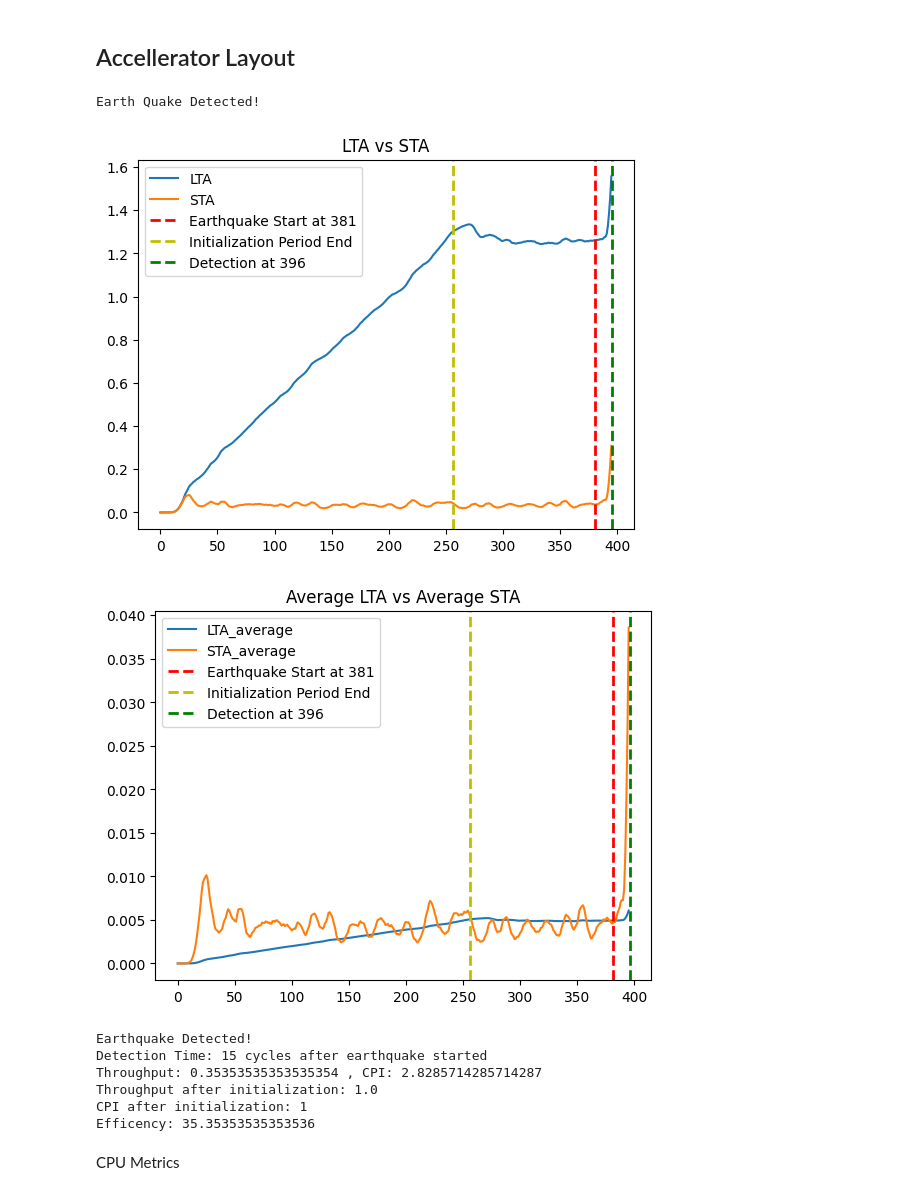
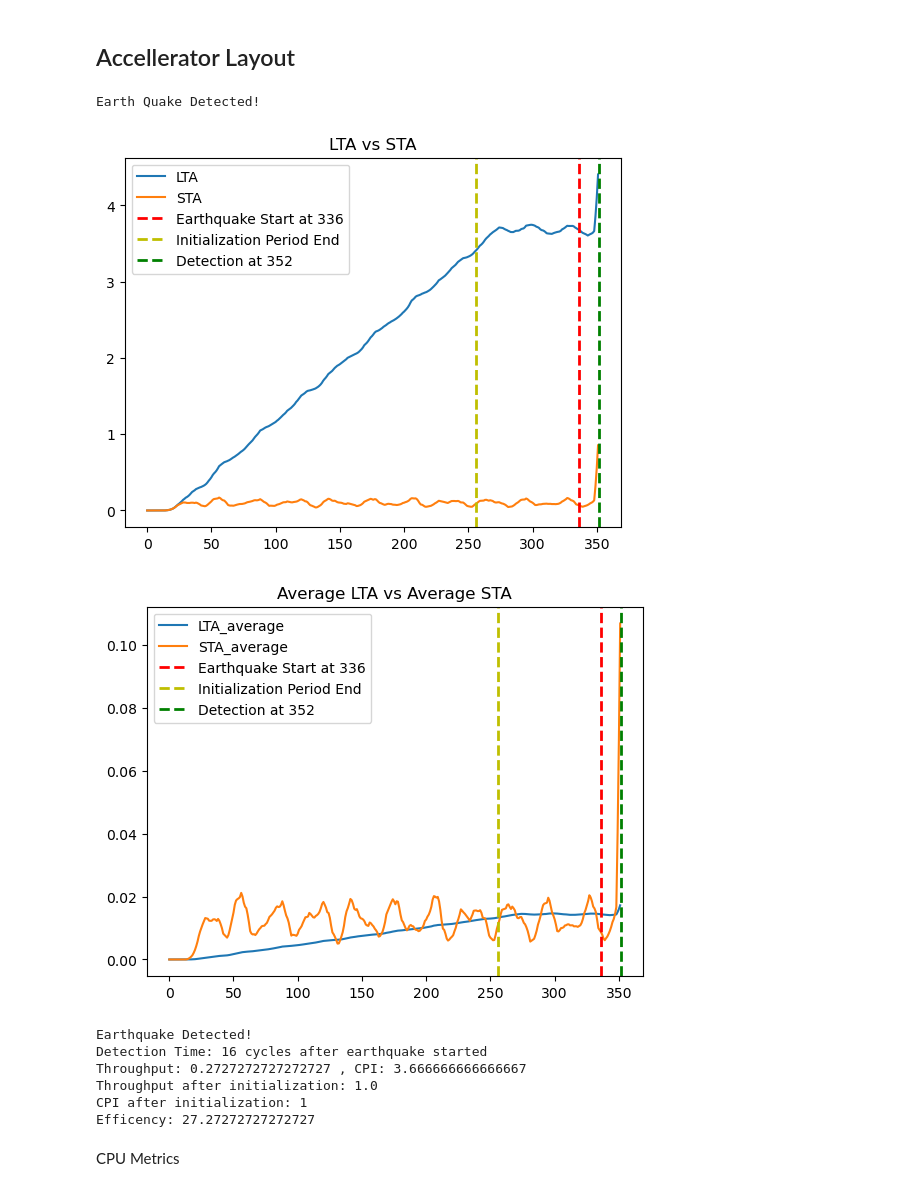
Before and after one commit to Sabayara82/Real-time-Seismic-Signal-Processing, a Jupyter notebook: python/pipeline.ipynb, the cells around one changed output. Saved outputs shown, nothing was run; the diff lists cells and outputs as text; code cells hidden in the pictures.

```diff
--- a/python/pipeline.ipynb
+++ b/python/pipeline.ipynb
@@ -101,6 +101,7 @@ def gen_BPF(f_upper,f_lower,fs,N):
   h = np.fft.ifft(H).real
   h = np.roll(h,N//2)
   h = h.astype(np.float32)
+  print(h)
   return h
 
 
@@ -124,7 +125,7 @@ filtered_en_buff = energy_buffer(NL)
 acc_pipeline = np.zeros((num_acc_stages,NL),dtype=np.float32)
 
 #Generate BPF weights
-w1 = gen_BPF(f_upper,f_lower,fs,N)
+w1 = np.array([-0.0022,-0.0032,-0.0061,-0.0105,-0.0159,0.0212,-0.0259,-0.290,0.09721,-0.0290,-0.0259,-0.0212,-0.0159,-0.0105,-0.0061,-0.0032])
 w1 = w1[::-1]
 
 #Smoothing filter that responds fast to sudden changes, but smooths out smaller ones
@@ -225,41 +226,41 @@ plt.plot(LTA_vals,label='LTA')
 plt.plot(STA_vals,label='STA')
 plt.axvline(x=eq_start, color='r', linestyle='--', linewidth=2,label=f'Earthquake Start at {eq_start}')
 plt.axvline(x=NL, color='y', linestyle='--', linewidth=2,label='Initialization Period End')
 plt.axvline(x=step, color='g', linestyle='--', linewidth=2,label=f'Detection at {step}')
 plt.legend()
 plt.show()
 
 plt.title("Average LTA vs Average STA")
 plt.plot(LTA_ave_vals,label='LTA_average')
 plt.plot(STA_ave_vals,label='STA_average')
 plt.axvline(x=eq_start, color='r', linestyle='--', linewidth=2,label=f'Earthquake Start at {eq_start}')
 plt.axvline(x=NL, color='y', linestyle='--', linewidth=2,label='Initialization Period End')
 plt.axvline(x=step, color='g', linestyle='--', linewidth=2,label=f'Detection at {step}')
 plt.legend()
 plt.show()
 
 if (detecion == 1):
   print("Earthquake Detected!")
   print(f'Detection Time: {step-eq_start} cycles after earthquake started')
 
 throughput = (step - stalled) / step #Essentially, useful cycles over total cycles
 CPI = 1/throughput
 useful_cycles = step - stalled
 efficency = (useful_cycles/step)*100
 print(f'Throughput: {throughput} , CPI: {CPI}')
 print(f'Throughput after initialization: {(step-stalled)/(step-stalled)}')
 print(f'CPI after initialization: 1')
 print(f'Efficency: {efficency}')
 # %% [output]
 Earth Quake Detected!
-[figure, old version]
+[figure, new version]
-[figure, old version]
+[figure, new version]
 Earthquake Detected!
-Detection Time: 15 cycles after earthquake started
-Throughput: 0.35353535353535354 , CPI: 2.8285714285714287
+Detection Time: 16 cycles after earthquake started
+Throughput: 0.2727272727272727 , CPI: 3.666666666666667
 Throughput after initialization: 1.0
 CPI after initialization: 1
-Efficency: 35.35353535353536
+Efficency: 27.27272727272727
 # %% [markdown]
 CPU Metrics
 # %%
```
Also changed, not shown: parts of 2 cells of this notebook.
